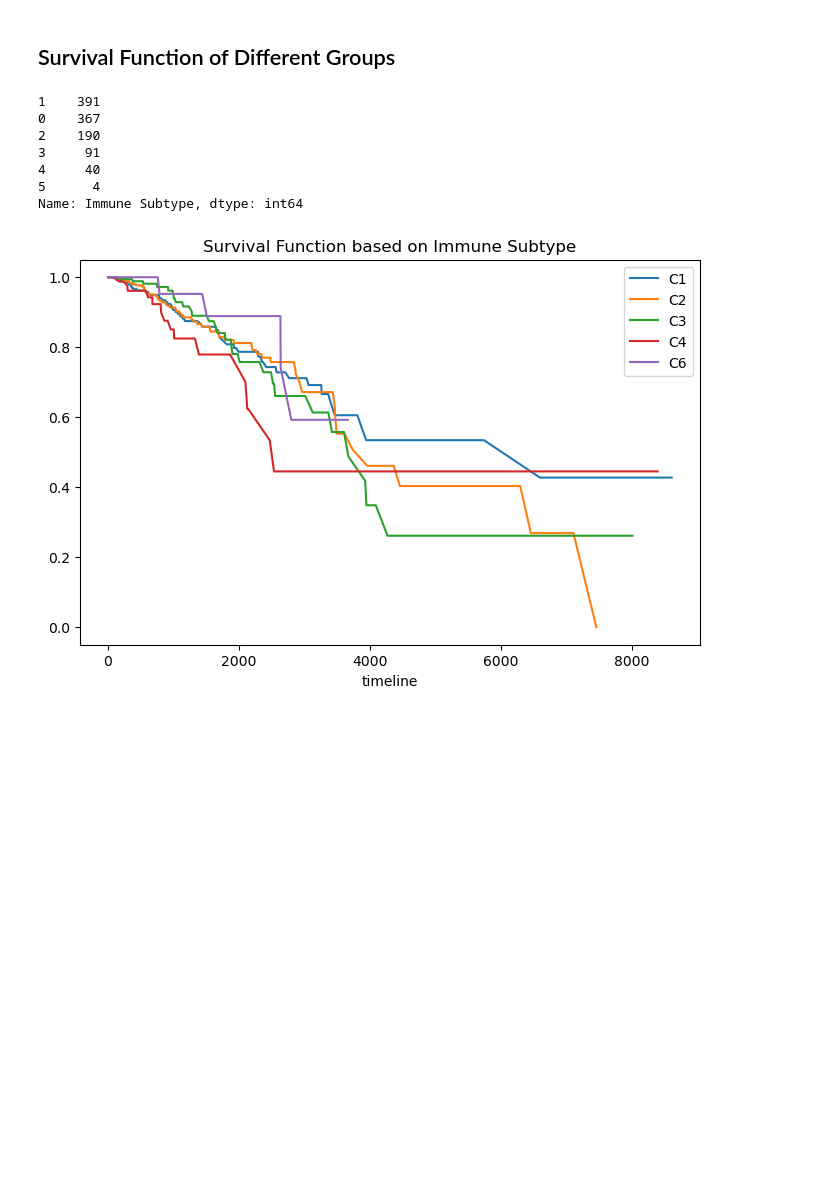
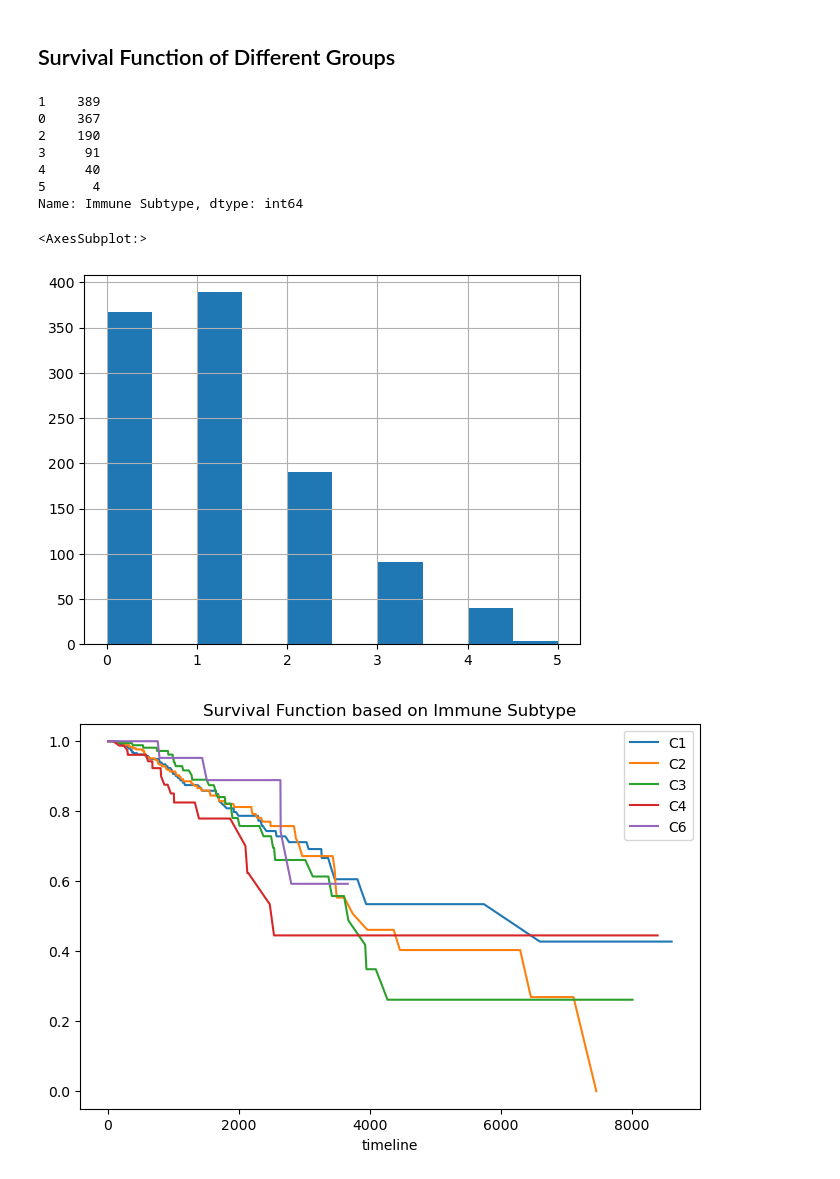
Before and after one commit to Rawanrb/SurvivalTutorial, a Jupyter notebook: Tutorial-1.ipynb, the cells around one changed output. Drawn from its saved outputs; the diff is of its cells as text; code cells hidden in the pictures; blank space fills up the shorter version.

```diff
--- a/Tutorial-1.ipynb
+++ b/Tutorial-1.ipynb
@@ -124,15 +124,18 @@ timeline
 # %% [markdown]
 ## Survival Function of Different Groups
 # %%
-print(df['Immune Subtype'].value_counts())
+print(df_surv['Immune Subtype'].value_counts())
+df_surv['Immune Subtype'].hist()
 # %% [output]
-1    391
+1    389
 0    367
 2    190
 3     91
 4     40
 5      4
 Name: Immune Subtype, dtype: int64
+<AxesSubplot:>
+[figure, added]
 # %%
 Patient_C1 = (df_surv['Immune Subtype'] == 0)
 Patient_C2 = (df_surv['Immune Subtype'] == 1)
```
Also changed, not shown: parts of 26 cells of this notebook.
